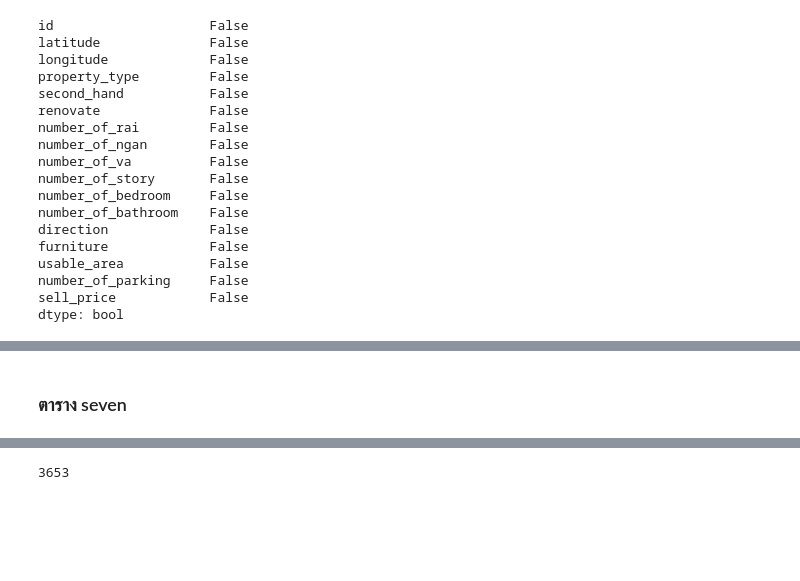
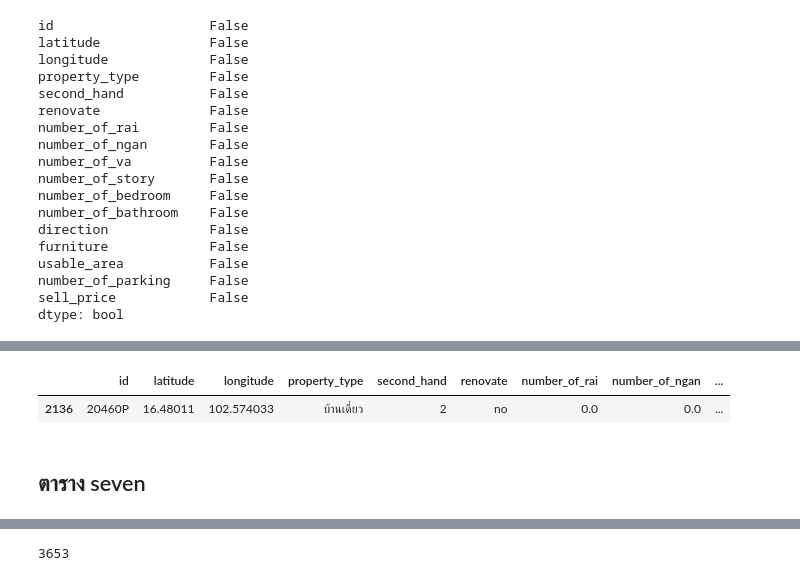
Before and after one commit to supatsara2002/bsc_dpdm22, a Jupyter notebook: midterm_dpdm22.ipynb, the cells around one changed output, grey strips where cells are left out. Drawn from its saved outputs; the diff is of its cells as text; code cells hidden in the pictures; blank space fills up the shorter version.

```diff
--- a/midterm_dpdm22.ipynb
+++ b/midterm_dpdm22.ipynb
@@ -205,5 +276,10 @@ home_1.describe()
+# %%
+home_1[home_1['id']=="20460P"]
+# %% [output]
+|  | id | latitude | longitude | property_type | second_hand | renovate | number_of_rai | number_of_ngan | ... |
+| 2136 | 20460P | 16.48011 | 102.574033 | บ้านเดี่ยว | 2 | no | 0.0 | 0.0 | ... |
 # %% [markdown]
-### ตาราง seven
+## ตาราง seven
 # %%
 sevenkeys = list(seven.keys())
 sevenkeys
```
Also changed, not shown: parts of 15 cells of this notebook.
